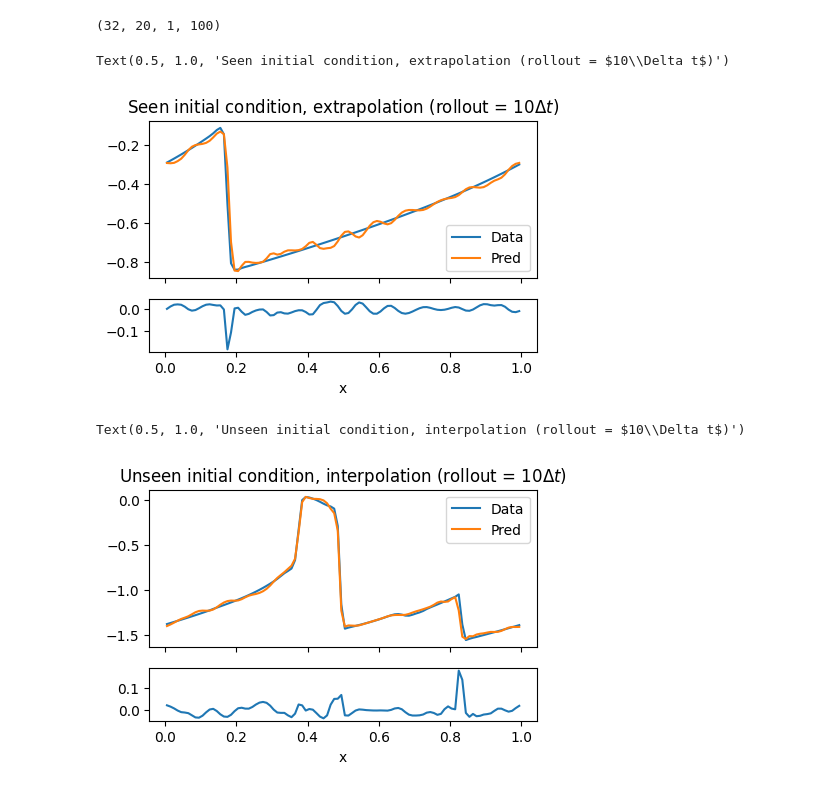
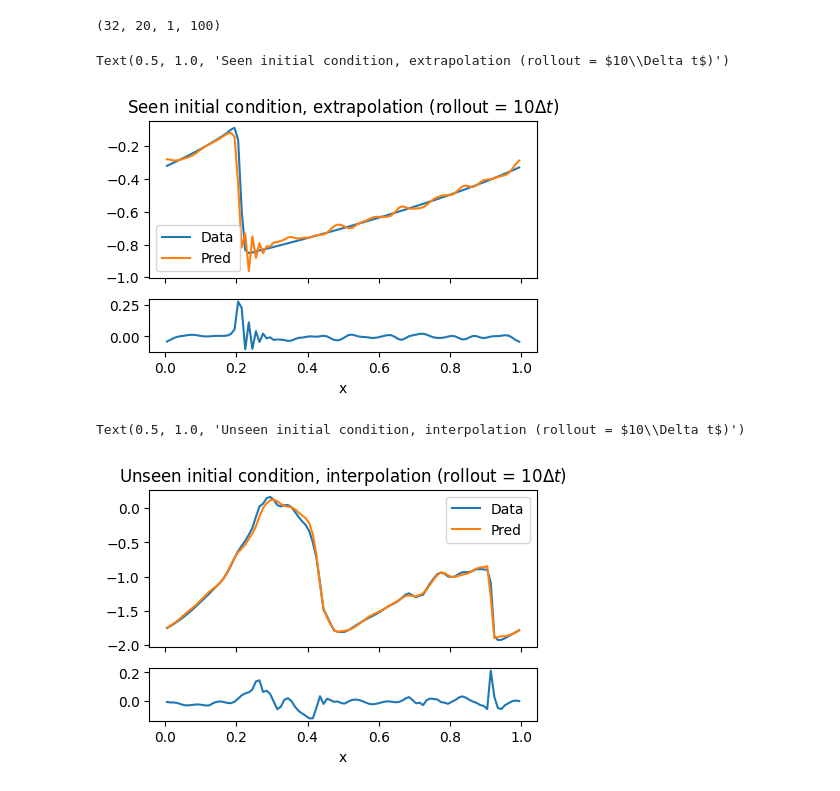
Before and after one commit to xx257xx/CONTEXT_FLUX_NO, a Jupyter notebook: iconfluxno_jax.ipynb, the cells around one changed output. Cells and saved outputs as stored; diff of their text form; code cells hidden in the pictures.

```diff
--- a/iconfluxno_jax.ipynb
+++ b/iconfluxno_jax.ipynb
@@ -146,7 +146,7 @@ modelpath = Path("./checkpoints/test")
 model_load = load_model(modelpath)
 # %%
 loader_test = ContextSegmentLoader(
-    dataset_test, context_size=20, segment_length=10, batch_size=32
+    dataset_test, context_size=20, segment_length=20, batch_size=32
 )
 batch_test, _ = loader_test.load_batch(loader_test.init())
 # %%
@@ -170,19 +170,19 @@ _, u_test_pred = jax.lax.scan(
     u_test[sample_idx],
 )
 # %%
-time_idx = -1
+time_idx = 10
 fig, axes = plt.subplots(2, 1, figsize=(5, 3), height_ratios=(3, 1), sharex=True)
 axes[0].plot(dataset_test.x, u_test[sample_idx][time_idx, 0], label="Data")
 axes[0].plot(dataset_test.x, u_test_pred[time_idx, 0], label="Pred")
 axes[0].legend()
 
 axes[1].plot(dataset_test.x, u_test[sample_idx][time_idx, 0] - u_test_pred[time_idx, 0])
 
 axes[-1].set_xlabel("x")
 axes[0].set_title(r"Seen initial condition, extrapolation (rollout = $10\Delta t$)")
 # %% [output]
 Text(0.5, 1.0, 'Seen initial condition, extrapolation (rollout = $10\\Delta t$)')
-[figure, old version]
+[figure, new version]
 # %%
 dataset_xr = xr.load_dataset(datadir / "cubic_no_source_test.hdf5")
 dataset_ood_interp, dataset_ood_extrap = (
@@ -210,7 +210,7 @@ _, u_ood_pred = jax.lax.scan(
     u_ood[sample_idx],
 )
 # %%
-time_idx = -1
+time_idx = 10
 fig, axes = plt.subplots(2, 1, figsize=(5, 3), height_ratios=(3, 1), sharex=True)
 axes[0].plot(dataset_ood_interp.x, u_ood[sample_idx][time_idx, 0], label="Data")
 axes[0].plot(dataset_ood_interp.x, u_ood_pred[time_idx, 0], label="Pred")
@@ -224,4 +224,4 @@ axes[-1].set_xlabel("x")
 axes[0].set_title(r"Unseen initial condition, interpolation (rollout = $10\Delta t$)")
 # %% [output]
 Text(0.5, 1.0, 'Unseen initial condition, interpolation (rollout = $10\\Delta t$)')
-[figure, old version]
+[figure, new version]
```
Also changed, not shown: parts of 1 cell of this notebook, 3 other files.
